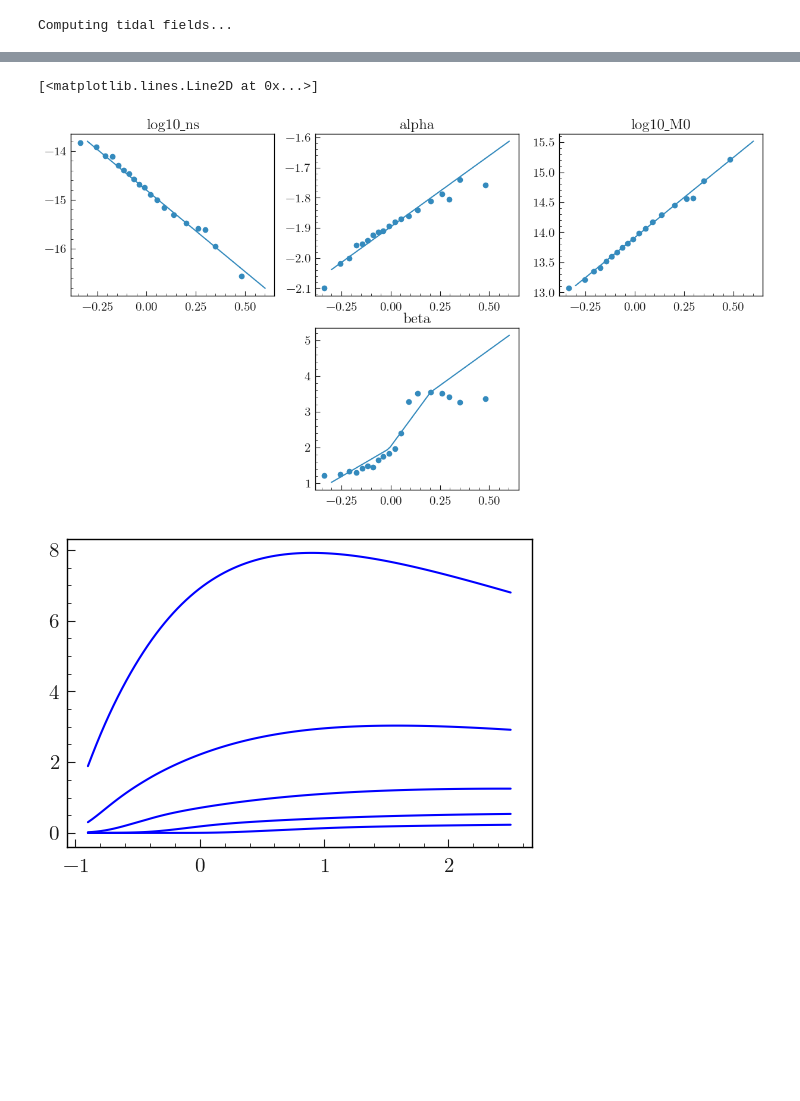
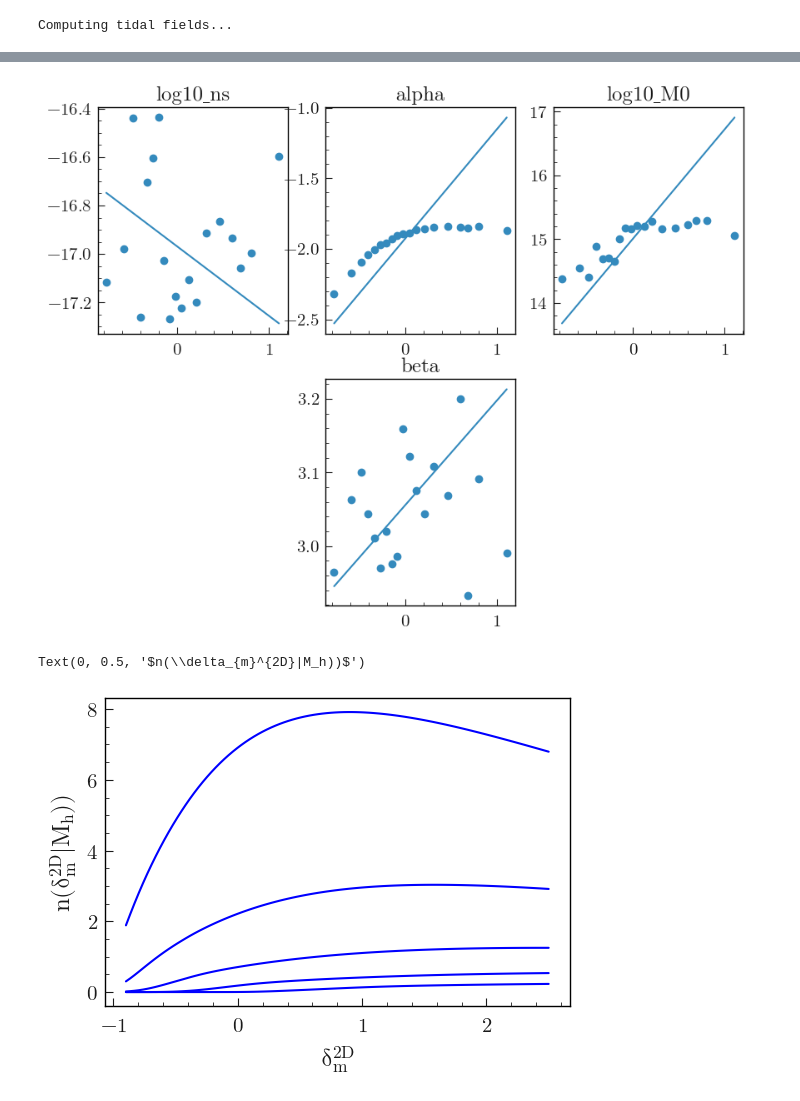
Before and after one commit to elyas-farah/EmpiricalHaloBias, a Jupyter notebook: notebooks/differential_evol_expo.ipynb, the cells around one changed output, grey strips where cells are left out. Drawn from its saved outputs; the diff is of its cells as text; code cells hidden in the pictures; blank space fills up the shorter version.

Commit message:
Added figures and data of 12-13 range

```diff
--- a/notebooks/differential_evol_expo.ipynb
+++ b/notebooks/differential_evol_expo.ipynb
@@ -103,7 +103,8 @@ delta_m_bin_edges2[1:-1] = (np.max(delta_m_last_bin, axis=1)[:-1] + np.min(delta
 # %%
 delta_bins = np.concatenate([delta_m_bin_edges1[:-2], delta_m_bin_edges2])
 # %%
-mass_bins = np.logspace(12, 16,50)
+M_range = '12_13'
+mass_bins = np.logspace(12, 13,50)
 mass_bin_centre = np.sqrt(mass_bins[1:] * mass_bins[:-1])
 # %%
 slab_id = (halos_256.z_halo // slab_width).astype(int)
@@ -145,7 +146,8 @@ fig.savefig(f'{figs_dir}/n_M_delta.png', dpi = 300)
 # %%
 class Bounds:
-    '''A class that helps controlaing the bouds of a cube in parameter space. It slides the parameter space
-    according to '''
+    '''A class that helps controling the bouds of a cube in parameter space.
+    It slides the bounds of the parameter space according to the output of the differential
+    evolution optimization.'''
     def __init__(self, ns, alpha, M0, beta):
         self.log10_ns = ns
         self.alpha = alpha
@@ -192,3 +194,4 @@ bounds = Bounds((-17.3, -16.3),  (-1.9, -1.6),  (15., 16.),  (2.8, 3.2))
 # %%
 parameters = []
 parameters_errors = []
+method = 'Small Range'
@@ -288,4 +304,5 @@ np.save(rf'{data_dir}/parameters_diff_evol_12_16.npy', np.array(parameters_error
 # %%
+log_delta_m = np.log(1 + np.array(delta_mean_list))
 w = np.ones_like(log_delta)
 w[-4:] = 0.25
 # %%
@@ -305,50 +344,53 @@ beta_interp = UnivariateSpline(y =parameters[:, 3], x = log_delta, k = 1, s = 1,
 # %%
 x = np.linspace(-1, 5)
 
-log_delta = np.log10(1 + np.array(delta_mean_list))
 
 
-fig = plt.figure(figsize=(15, 12))
 
-# Top row - 3 panels
+fig = plt.figure(figsize=(10, 12))
+
+
 ax1 = plt.subplot2grid((3, 3), (0, 0))
 ax2 = plt.subplot2grid((3, 3), (0, 1))
 ax3 = plt.subplot2grid((3, 3), (0, 2))
 
-# Middle row - 1 panel spanning all 3 columns
+
 ax4 = plt.subplot2grid((3, 3), (1, 1), colspan=1)
 
 
 
 
 
 
 
 
 
 
 
 ax1.set_title('log10_ns')
-ax1.scatter(log_delta, parameters[:, 0])
+ax1.scatter(log_delta_m, parameters[:, 0])
 ax1.plot(log_delta_m, log10ns_interp(log_delta_m))
 
 ax2.set_title('alpha')
-ax2.scatter(log_delta, parameters[:, 1])
+ax2.scatter(log_delta_m, parameters[:, 1])
 ax2.plot(log_delta_m, alpha_interp(log_delta_m))
 
 
 
 ax3.set_title('log10_M0')
-ax3.scatter(log_delta, parameters[:, 2])
+ax3.scatter(log_delta_m, parameters[:, 2])
 ax3.plot(log_delta_m,log10M0_interp(log_delta_m))
 
 
 ax4.set_title('beta')
-ax4.scatter(log_delta, parameters[:, 3])
+ax4.scatter(log_delta_m, parameters[:, 3])
 ax4.plot(log_delta_m, beta_interp(log_delta_m))
+
+
+
+fig.savefig(rf'{figs_dir}/parameters_{M_range}.png', dpi = 300)
 # %% [output]
-[<matplotlib.lines.Line2D at 0x...>]
-[figure, old version]
+[figure, new version]
 # %%
 M_min = 10**12
 M_max = 10**15
@@ -389,9 +431,11 @@ for i in range(log_M_bin_edges.size - 1):
 # %%
 for i in range(log_M_bin_edges.size - 1):
     plt.plot(np.linspace(-0.9, 2.5, 100), nh_list[i], color = 'b')
-    # plt.plot(np.linspace(-0.9, 2.5, 100), term1_list[i], color= 'r', ls = '--')
-    # plt.plot(np.linspace(-0.9, 2.5, 100), term2_list[i], color='g')
+
+plt.xlabel(r'$\delta_{m}^{2D}$')
+plt.ylabel(r'$n(\delta_{m}^{2D}|M_h))$')
 # plt.yscale("log")
 # %% [output]
+Text(0, 0.5, '$n(\\delta_{m}^{2D}|M_h))$')
-[figure, old version]
+[figure, new version]
 # %%
```
Also changed, not shown: parts of 10 cells of this notebook, 16 other files.
